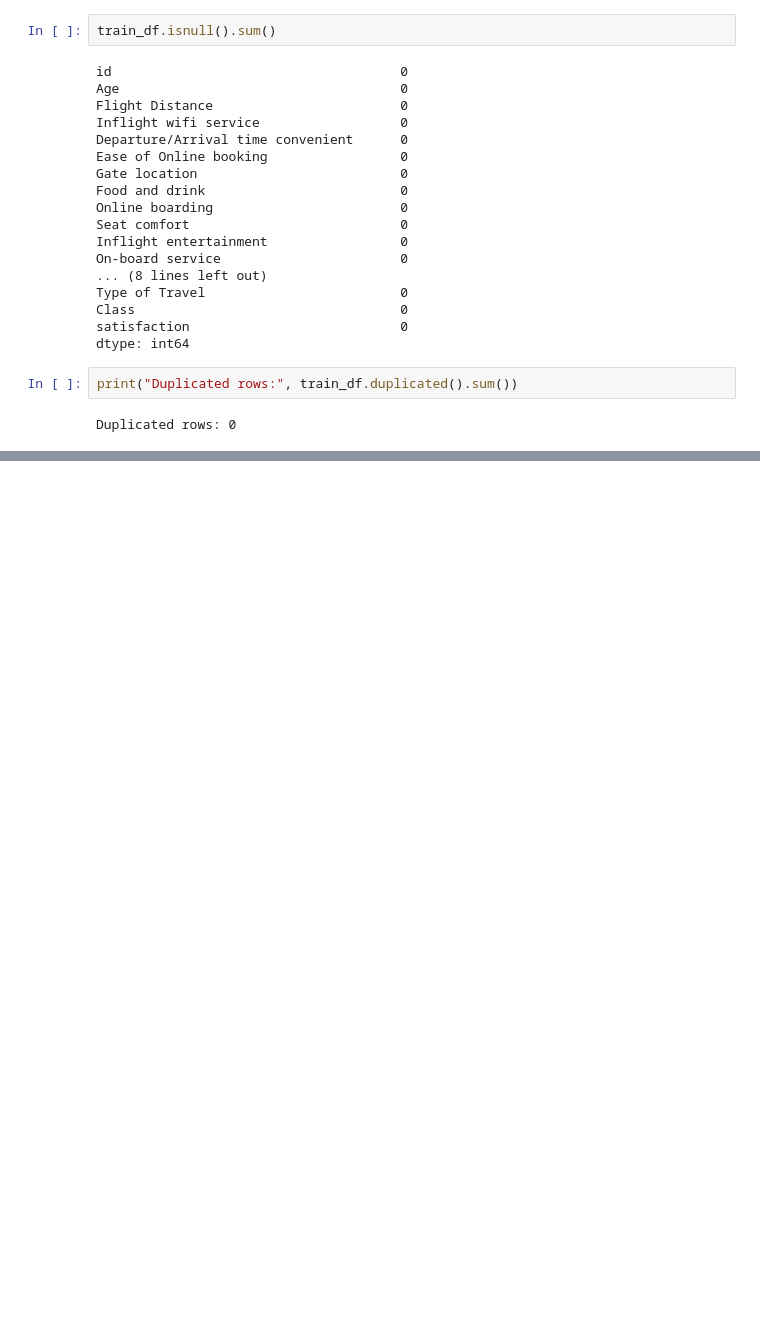
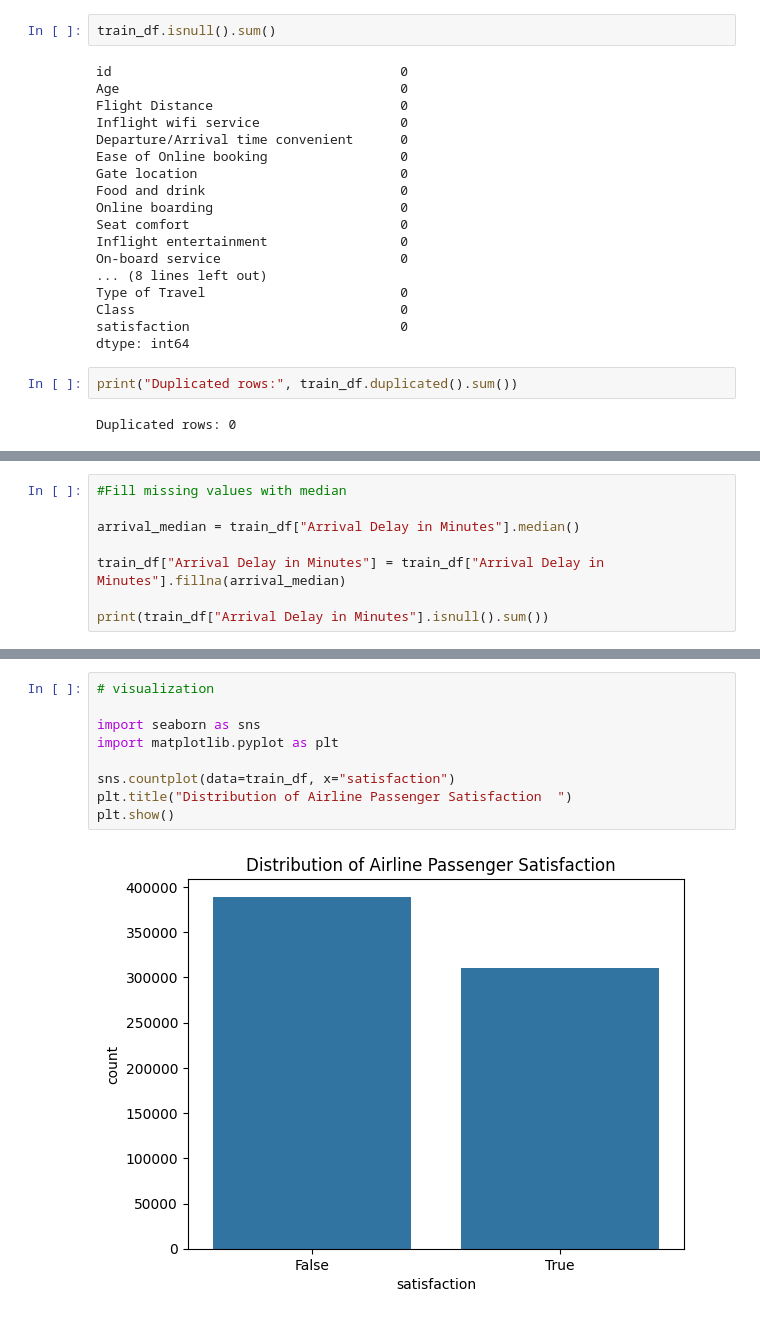
Before and after one commit to harishtadwal/kaggle-airline-satisfaction, a Jupyter notebook: airline-satisfaction.ipynb, the cells around one changed output, grey strips where cells are left out. Cells and saved outputs as stored; diff of their text form; blank space fills up the shorter version.

Commit message:
Kaggle Notebook | airline_satisfaction | Version 3

```diff
--- a/airline-satisfaction.ipynb
+++ b/airline-satisfaction.ipynb
@@ -119,0 +132,8 @@ Duplicated rows: 0
+# %%
+#Fill missing values with median
+
+arrival_median = train_df["Arrival Delay in Minutes"].median()
+
+train_df["Arrival Delay in Minutes"] = train_df["Arrival Delay in Minutes"].fillna(arrival_median)
+
+print(train_df["Arrival Delay in Minutes"].isnull().sum())
@@ -134,0 +177,11 @@ Name: proportion, dtype: float64
+# %%
+# visualization
+
+import seaborn as sns
+import matplotlib.pyplot as plt
+
+sns.countplot(data=train_df, x="satisfaction")
+plt.title("Distribution of Airline Passenger Satisfaction  ")
+plt.show()
+# %% [output]
+[figure, added]
```
Also changed, not shown: parts of 9 cells of this notebook.
